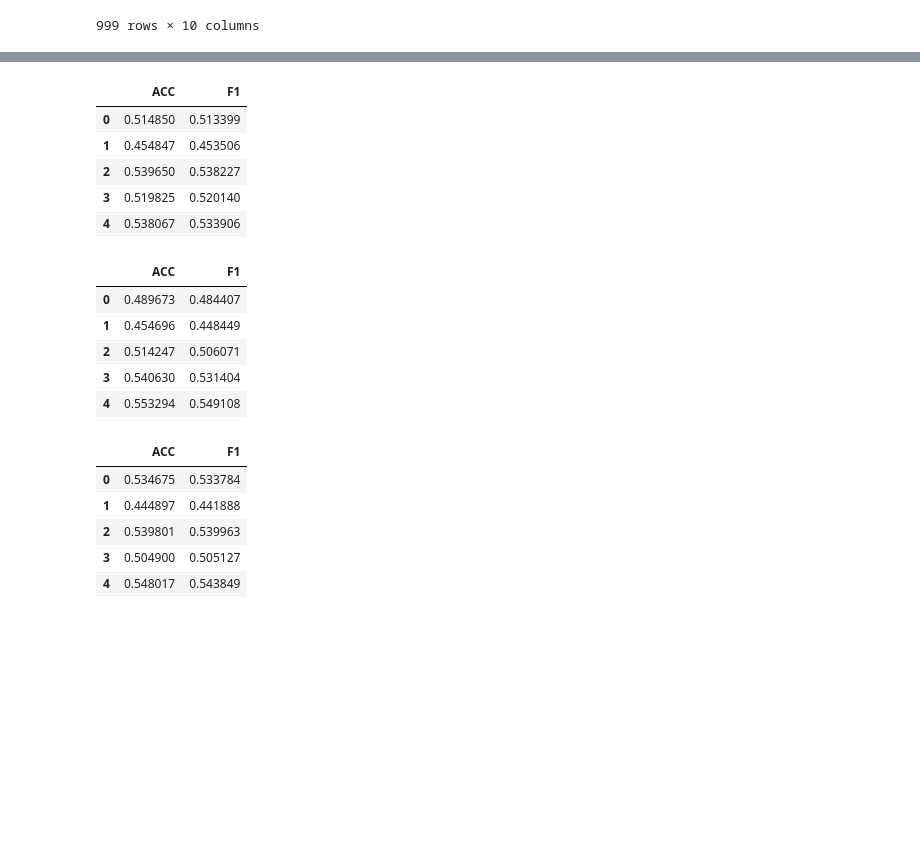
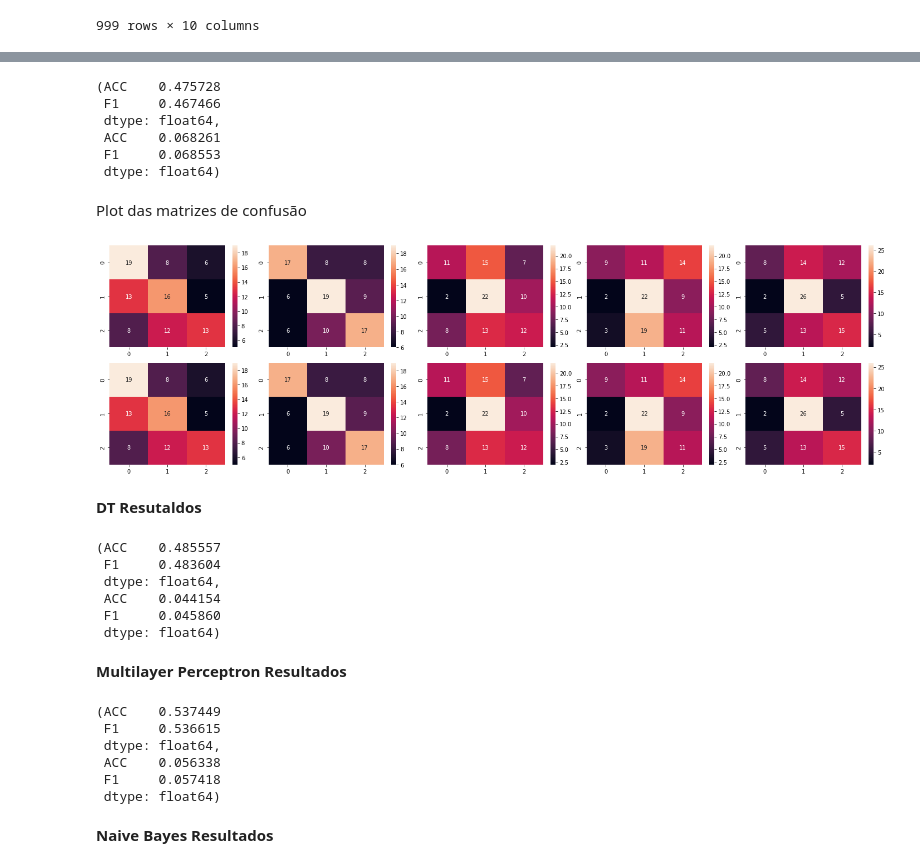
Before and after one commit to BrunoHenriqueLiradosAnjos/projeto_aprendizagem_de_maquina, a Jupyter notebook: Projeto.ipynb, the cells around one changed output, grey strips where cells are left out. Cells and saved outputs as stored; diff of their text form; code cells hidden in the pictures; blank space fills up the shorter version.

```diff
--- a/Projeto.ipynb
+++ b/Projeto.ipynb
@@ -177,27 +211,45 @@ df_tree
-# %%
-df_mlp
-# %% [output]
-|  | ACC | F1 |
-| 0 | 0.514850 | 0.513399 |
-| 1 | 0.454847 | 0.453506 |
-| 2 | 0.539650 | 0.538227 |
-| 3 | 0.519825 | 0.520140 |
-| 4 | 0.538067 | 0.533906 |
-# %%
-df_nb
-# %% [output]
-|  | ACC | F1 |
-| 0 | 0.489673 | 0.484407 |
-| 1 | 0.454696 | 0.448449 |
-| 2 | 0.514247 | 0.506071 |
-| 3 | 0.540630 | 0.531404 |
-| 4 | 0.553294 | 0.549108 |
-# %%
-df_reg_log
-# %% [output]
-|  | ACC | F1 |
-| 0 | 0.534675 | 0.533784 |
-| 1 | 0.444897 | 0.441888 |
-| 2 | 0.539801 | 0.539963 |
-| 3 | 0.504900 | 0.505127 |
-| 4 | 0.548017 | 0.543849 |
+# %%
+df_knn.mean(),df_knn.std()
+# %% [output]
+(ACC    0.475728
+ F1     0.467466
+ dtype: float64,
+ ACC    0.068261
+ F1     0.068553
+ dtype: float64)
+# %% [markdown]
+Plot das matrizes de confusão
+# %%
+sns.color_palette("coolwarm", as_cmap=True)
+fig, axes = plt.subplots(nrows=2, ncols=5, figsize=(20,6))
+for i in range(5):
+    for j in range(2):
+        sns.heatmap(matriz_knn[i], annot=True, ax = axes[j][i])
+
+plt.tight_layout()
+# %% [output]
+[figure, added]
+# %% [markdown]
+**DT Resutaldos**
+# %%
+df_tree.mean(),df_tree.std()
+# %% [output]
+(ACC    0.485557
+ F1     0.483604
+ dtype: float64,
+ ACC    0.044154
+ F1     0.045860
+ dtype: float64)
+# %% [markdown]
+**Multilayer Perceptron Resultados**
+# %%
+df_mlp.mean(),df_mlp.std() #051
+# %% [output]
+(ACC    0.537449
+ F1     0.536615
+ dtype: float64,
+ ACC    0.056338
+ F1     0.057418
+ dtype: float64)
+# %% [markdown]
+**Naive Bayes Resultados**
```
Also changed, not shown: parts of 14 cells of this notebook.
